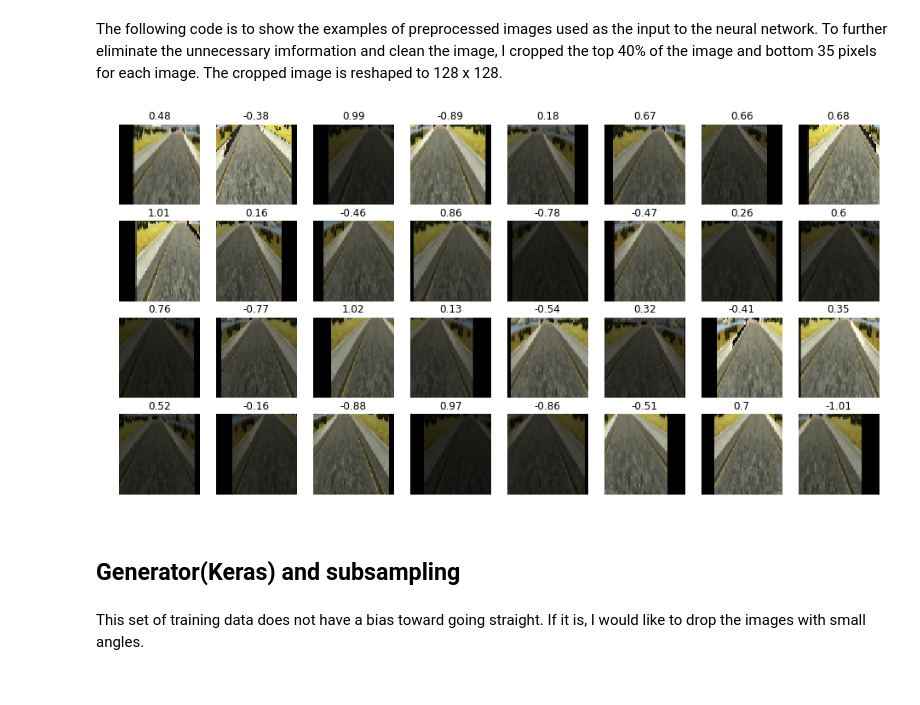
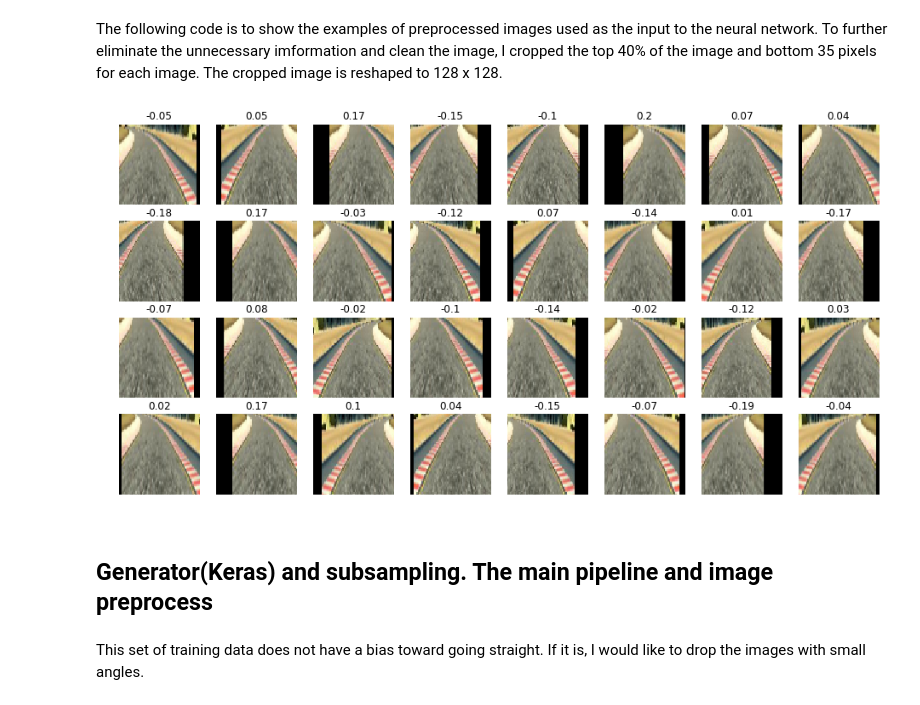
Before and after one commit to OwenHua666/CarND-Behavioral-Cloning-P3, a Jupyter notebook: BehaviorClone_model.ipynb, the cells around one changed output. Drawn from its saved outputs; the diff is of its cells as text; code cells hidden in the pictures.

Commit message:
New generator

```diff
--- a/BehaviorClone_model.ipynb
+++ b/BehaviorClone_model.ipynb
@@ -19,12 +21,14 @@ Pacakage imported
 ### Load Driving_log data
 # %%
 # Set the driving_log.scv file path
-csv_path = './data/driving_log.csv'
+csv_path = 'Driving_Data/driving_log.csv'
 
 # Use panda to read the csv file
-data_record = pd.read_csv(csv_path, index_col = False)
+data_record = pd.read_csv(csv_path, #names=['center','left','right','steer','throttle','brake'],
+                          index_col = False)
 data_record['direction'] = pd.Series('s', index = data_record.index)
 
 # Show the columns of the data sheet
-data_record.columns
+print(data_record.shape)
+test_data = data_record[0:5]
 # %% [output]
@@ -107,7 +116,7 @@ def augment_brightness(image):
     imageout = cv2.cvtColor(imageHSV, cv2.COLOR_HSV2RGB)
     return imageout
 # %%
-image2 = cv2.imread('data/'+data_record['center'][1].strip())
+image2 = cv2.imread(path_editor(data_record['center'][image_num].strip()))
 image2 = cv2.cvtColor(image2,cv2.COLOR_BGR2RGB)
 plt.figure(figsize=(10,5))
 for i in range(20):
@@ -121,9 +130,9 @@ for i in range(20):
 ### Augmentation 3: Shifting left/right and up/down
 Processed images from this augmentation method simulate the effect of the car at different positions in the lane.
 # %%
-image = cv2.imread('data/'+data_record['center'][80].strip())
-steer = data_steer[80]
-image_l = cv2.imread('data/'+data_record['left'][80].strip())
+image = cv2.imread(path_editor(data_record['center'][image_num].strip()))
+steer = data_steer[10]
+image_l = cv2.imread(path_editor(data_record['left'][image_num].strip()))
 image = cv2.cvtColor(image, cv2.COLOR_BGR2RGB)
 image_l = cv2.cvtColor(image_l, cv2.COLOR_BGR2RGB)
 
@@ -160,63 +169,44 @@ The following code is to show the examples of preprocessed images used as the in
 # %%
 # Defint the size of the new image
 new_image_col = 64
 new_image_row = 64
 
 def preprocessImage(image, new_image_row, new_image_col):
     image = image[math.floor(image.shape[0] * 0.4):(image.shape[0]-35), 0:image.shape[1]]
     image = cv2.resize(image,(new_image_row, new_image_col), interpolation = cv2.INTER_AREA)
-    # image = image/255. - 0.5
     return image
-def preprocess_image_train(row_data, new_image_row, new_image_col):
-    LR_token = np.random.randint(3)
-    # Note: shift angle .25
-    if LR_token == 0:
-        path = 'data/'+row_data['left'][0].strip()
-        shift_ang = 0.25
-    if LR_token == 1:
-        path = 'data/'+row_data['center'][0].strip()
-        shift_ang = 0.
-    if LR_token == 2:
-        path = 'data/'+row_data['right'][0].strip()
-        shift_ang = -0.25
-    steer = row_data['steering'][0] + shift_ang
-    image = cv2.imread(path)
+
+def preprocess_image_train(image_path, steer, new_image_row, new_image_col):
+    image = cv2.imread(image_path)
     image = cv2.cvtColor(image, cv2.COLOR_BGR2RGB)
     image, steer_out, trans_x = trans_image(image, steer, 150)
-    image = augment_brightness(image)
+    # image = augment_brightness(image)
     image = preprocessImage(image, new_image_row, new_image_col)
     image = np.array(image)
+    # Flip the image and inverse the steer angle
     flip_token = np.random.randint(2)
     if flip_token == 0:
         image = cv2.flip(image,1)
         steer_out = -steer_out
     return image, steer_out
-def preprocess_image_predict(row_data, new_image_row, new_image_col):
-    LR_token = np.random.randint(3)
-    # Note: shift angle .25
-    if LR_token == 0:
-        path = 'data/'+row_data['left'][0].strip()
-    if LR_token == 1:
-        path = 'data/'+row_data['center'][0].strip()
-    if LR_token == 2:
-        path = 'data/'+row_data['right'][0].strip()
+def preprocess_image_predict(path, steer, new_image_row, new_image_col):
     image = cv2.imread(path)
     image = cv2.cvtColor(image, cv2.COLOR_BGR2RGB)
     image = preprocessImage(image, new_image_row, new_image_col)
     image = np.array(image)
-    return image
+    return image, steer
 
-row_data = data_record.iloc[[5]].reset_index()
+path_ex = path_editor(data_record['center'][10])
 plt.figure(figsize=(16,8))
 for i in range(32):
-    image, steer = preprocess_image_train(row_data, new_image_row, new_image_col)
+    image, steer = preprocess_image_train(path_ex, data_record['steering'][10],new_image_row, new_image_col)
     plt.subplot(4,8,i+1)
     plt.imshow(image);
     plt.axis('off')
     plt.title(str(np.round(steer,2)))
 # %% [output]
-[figure, old version]
+[figure, new version]
 # %% [markdown]
-## Generator(Keras) and subsampling
+## Generator(Keras) and subsampling. The main pipeline and image preprocess
 # %% [markdown]
 This set of training data does not have a bias toward going straight. If it is, I would like to drop the images with small angles.
```
Also changed, not shown: parts of 12 cells of this notebook, 1 other file.
